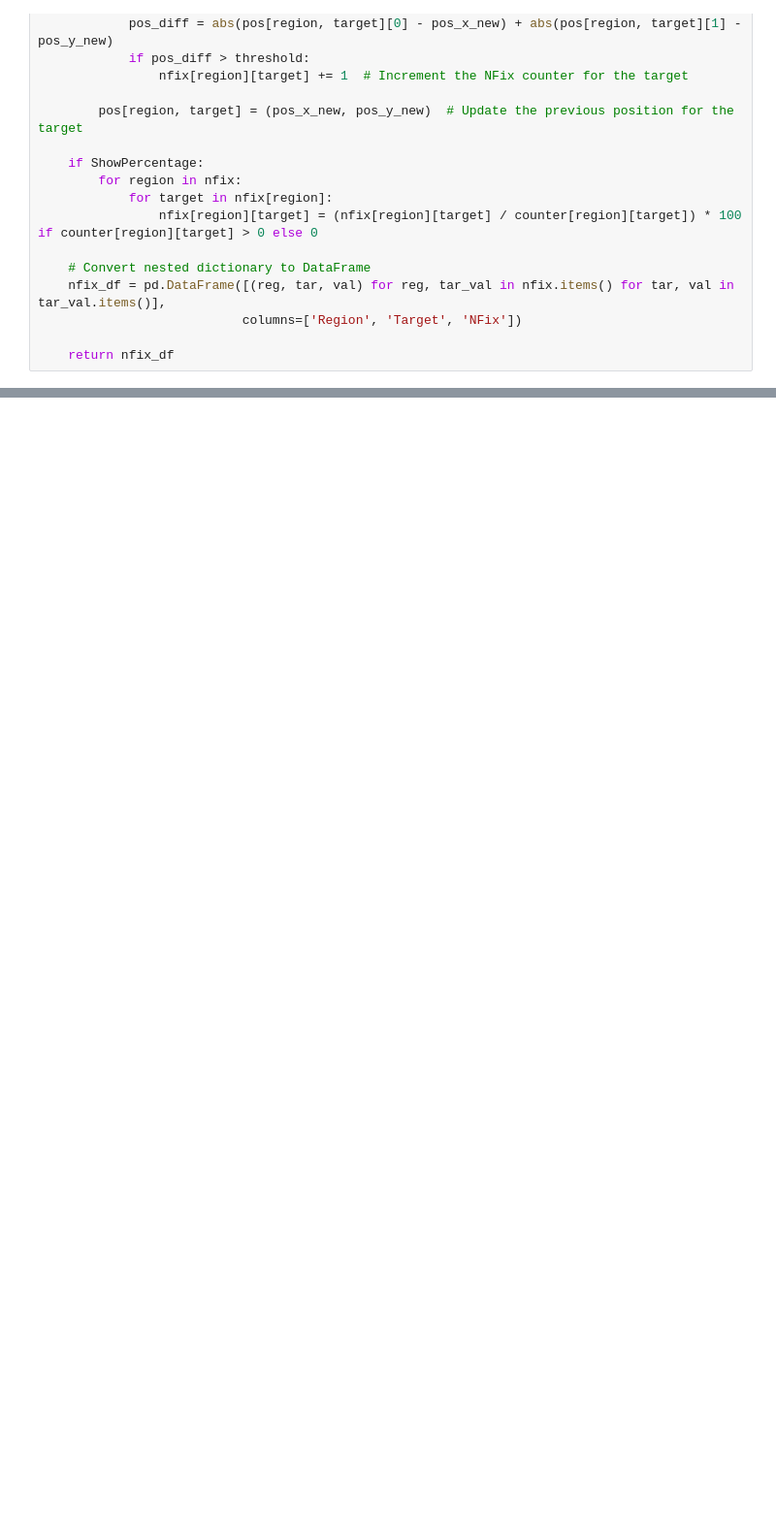
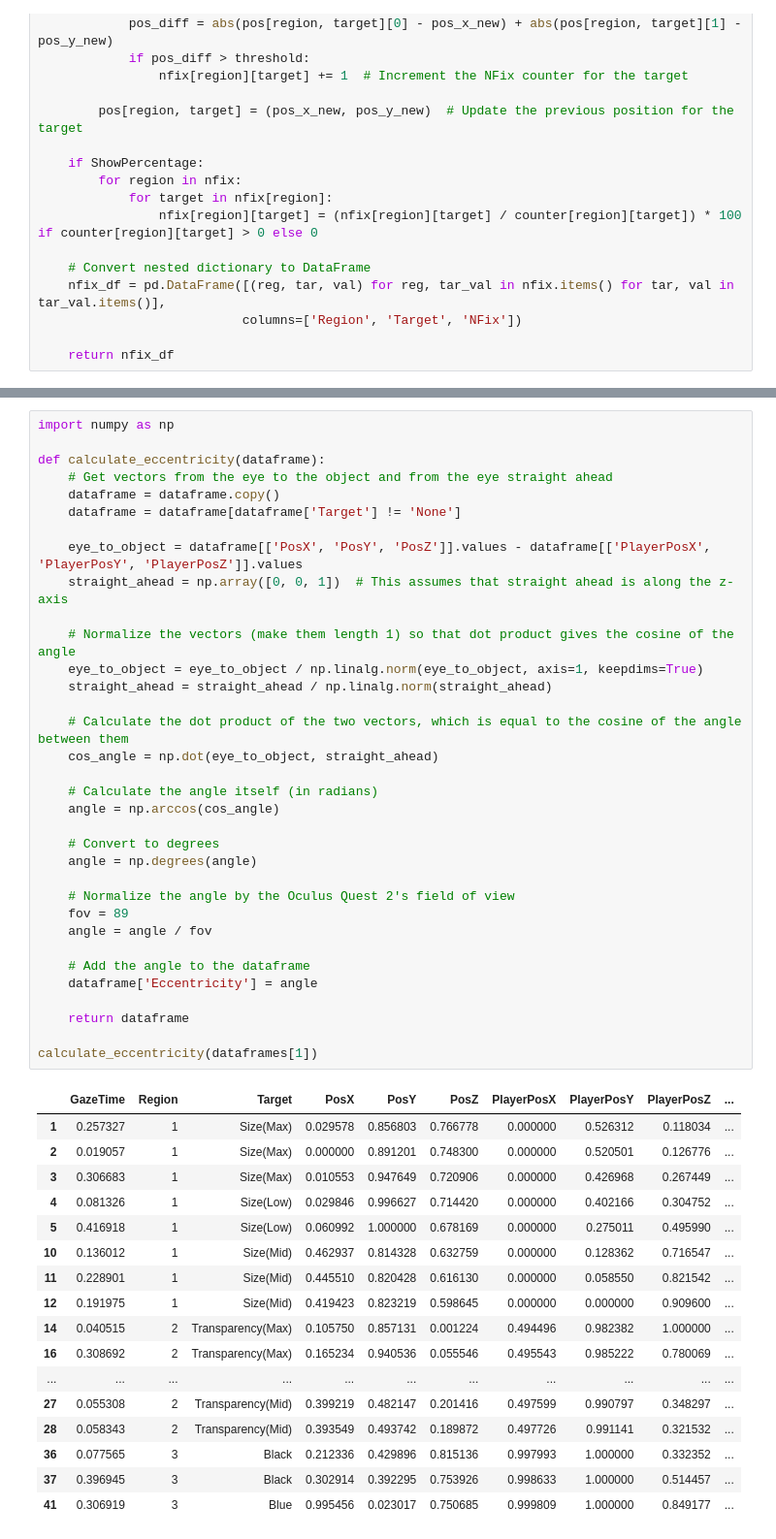
Before and after one commit to haaris7/Bachelorprojekt, a Jupyter notebook: plot_gaze_data/Task1_Metric_Analysis.ipynb, the cells around one changed output, grey strips where cells are left out. Shown: that part at 97% size. Drawn from its saved outputs; the diff is of its cells as text; blank space fills up the shorter version.

```diff
--- a/plot_gaze_data/Task1_Metric_Analysis.ipynb
+++ b/plot_gaze_data/Task1_Metric_Analysis.ipynb
@@ -195,0 +297,52 @@ avg_nfix
+# %%
+import numpy as np
+
+def calculate_eccentricity(dataframe):
+    # Get vectors from the eye to the object and from the eye straight ahead
+    dataframe = dataframe.copy()
+    dataframe = dataframe[dataframe['Target'] != 'None']
+
+    eye_to_object = dataframe[['PosX', 'PosY', 'PosZ']].values - dataframe[['PlayerPosX', 'PlayerPosY', 'PlayerPosZ']].values
+    straight_ahead = np.array([0, 0, 1])  # This assumes that straight ahead is along the z-axis
+
+    # Normalize the vectors (make them length 1) so that dot product gives the cosine of the angle
+    eye_to_object = eye_to_object / np.linalg.norm(eye_to_object, axis=1, keepdims=True)
+    straight_ahead = straight_ahead / np.linalg.norm(straight_ahead)
+
+    # Calculate the dot product of the two vectors, which is equal to the cosine of the angle between them
+    cos_angle = np.dot(eye_to_object, straight_ahead)
+
+    # Calculate the angle itself (in radians)
+    angle = np.arccos(cos_angle)
+
+    # Convert to degrees
+    angle = np.degrees(angle)
+
+    # Normalize the angle by the Oculus Quest 2's field of view
+    fov = 89
+    angle = angle / fov
+
+    # Add the angle to the dataframe
+    dataframe['Eccentricity'] = angle
+
+    return dataframe
+
+calculate_eccentricity(dataframes[1])
+# %% [output]
+|  | GazeTime | Region | Target | PosX | PosY | PosZ | PlayerPosX | PlayerPosY | PlayerPosZ | ... |
+| 1 | 0.257327 | 1 | Size(Max) | 0.029578 | 0.856803 | 0.766778 | 0.000000 | 0.526312 | 0.118034 | ... |
+| 2 | 0.019057 | 1 | Size(Max) | 0.000000 | 0.891201 | 0.748300 | 0.000000 | 0.520501 | 0.126776 | ... |
+| 3 | 0.306683 | 1 | Size(Max) | 0.010553 | 0.947649 | 0.720906 | 0.000000 | 0.426968 | 0.267449 | ... |
+| 4 | 0.081326 | 1 | Size(Low) | 0.029846 | 0.996627 | 0.714420 | 0.000000 | 0.402166 | 0.304752 | ... |
+| 5 | 0.416918 | 1 | Size(Low) | 0.060992 | 1.000000 | 0.678169 | 0.000000 | 0.275011 | 0.495990 | ... |
+| 10 | 0.136012 | 1 | Size(Mid) | 0.462937 | 0.814328 | 0.632759 | 0.000000 | 0.128362 | 0.716547 | ... |
+| 11 | 0.228901 | 1 | Size(Mid) | 0.445510 | 0.820428 | 0.616130 | 0.000000 | 0.058550 | 0.821542 | ... |
+| 12 | 0.191975 | 1 | Size(Mid) | 0.419423 | 0.823219 | 0.598645 | 0.000000 | 0.000000 | 0.909600 | ... |
+| 14 | 0.040515 | 2 | Transparency(Max) | 0.105750 | 0.857131 | 0.001224 | 0.494496 | 0.982382 | 1.000000 | ... |
+| 16 | 0.308692 | 2 | Transparency(Max) | 0.165234 | 0.940536 | 0.055546 | 0.495543 | 0.985222 | 0.780069 | ... |
+| ... | ... | ... | ... | ... | ... | ... | ... | ... | ... | ... |
+| 27 | 0.055308 | 2 | Transparency(Mid) | 0.399219 | 0.482147 | 0.201416 | 0.497599 | 0.990797 | 0.348297 | ... |
+| 28 | 0.058343 | 2 | Transparency(Mid) | 0.393549 | 0.493742 | 0.189872 | 0.497726 | 0.991141 | 0.321532 | ... |
+| 36 | 0.077565 | 3 | Black | 0.212336 | 0.429896 | 0.815136 | 0.997993 | 1.000000 | 0.332352 | ... |
+| 37 | 0.396945 | 3 | Black | 0.302914 | 0.392295 | 0.753926 | 0.998633 | 1.000000 | 0.514457 | ... |
+| 41 | 0.306919 | 3 | Blue | 0.995456 | 0.023017 | 0.750685 | 0.999809 | 1.000000 | 0.849177 | ... |
```
Also changed, not shown: parts of 8 cells of this notebook.
